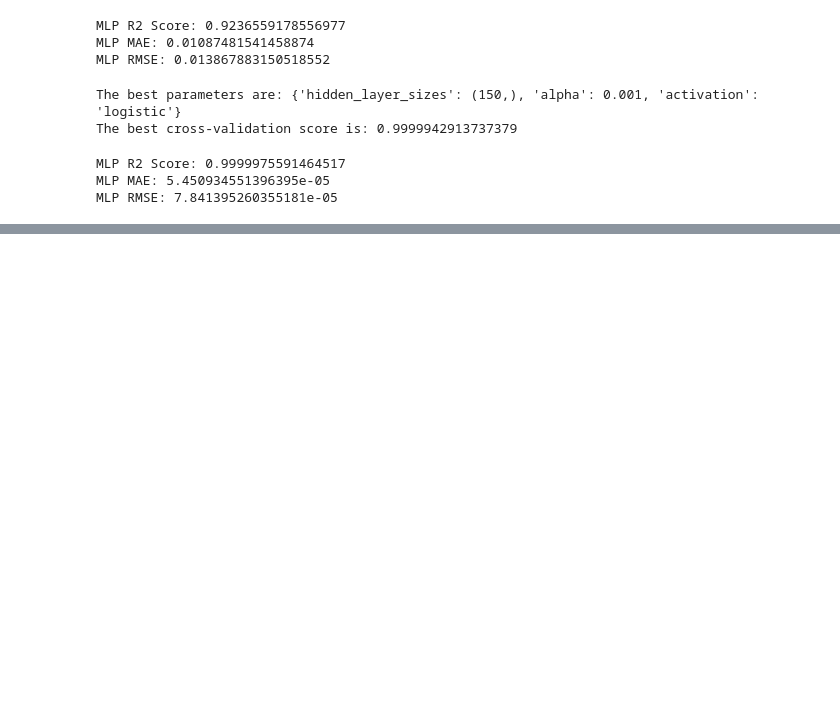
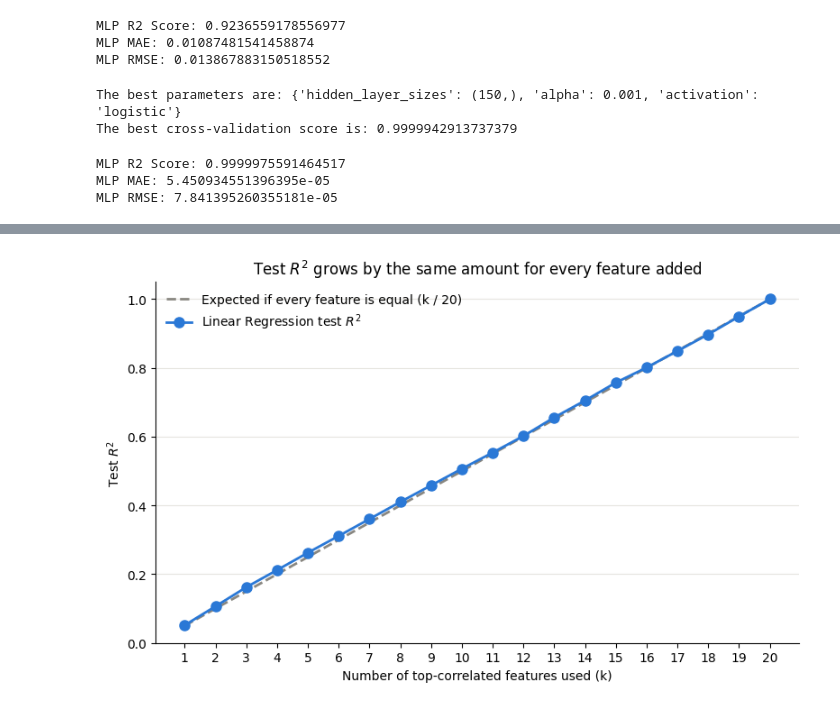
Before and after one commit to HusseinH214/Applied-Machine-Learning-Project-2, a Jupyter notebook: regression.ipynb, the cells around one changed output, grey strips where cells are left out. Saved outputs shown, nothing was run; the diff lists cells and outputs as text; code cells hidden in the pictures; blank space fills up the shorter version.

```diff
--- a/regression.ipynb
+++ b/regression.ipynb
@@ -213,0 +195,12 @@ The R-squared for Multiple Linear Regression: 1.0
+# %%
+lr_raw = LinearRegression()
+lr_raw.fit(X_train, y_train)
+
+coefs = pd.Series(lr_raw.coef_, index=X.columns).round(6)
+print(coefs.to_string())
+print(f"\nIntercept: {lr_raw.intercept_:.2e}")
+
+formula = 0.005 * X.sum(axis=1)
+max_diff = (y - formula).abs().max()
+print(f"Largest difference between FloodProbability and 0.005 * sum(features): {max_diff:.2e}")
+print(f"Target matches the formula for every row: {np.allclose(y, formula)}")
@@ -244,13 +255,13 @@ print(f"The best cross-validation score is: {random_search.best_score_}")
 The best parameters are: {'hidden_layer_sizes': (150,), 'alpha': 0.001, 'activation': 'logistic'}
 The best cross-validation score is: 0.9999942913737379
 # %%
-mlp_tuned = MLPRegressor(**random_search.best_params_, random_state=6)
+mlp_tuned = MLPRegressor(**random_search.best_params_, random_state=6, max_iter=1000)
 mlp_tuned.fit(X_train_robust, y_train)
 y_pred_tuned =mlp_tuned.predict(X_test_robust)
-mlp_r2 = mlp_tuned.score(X_test_robust, y_test)
+tuned_r2 = mlp_tuned.score(X_test_robust, y_test)
 tuned_mae= mean_absolute_error(y_test, y_pred_tuned)
 tuned_rmse = root_mean_squared_error(y_test, y_pred_tuned)
-print(f"MLP R2 Score: {mlp_r2}")
+print(f"MLP R2 Score: {tuned_r2}")
 print(f"MLP MAE: {tuned_mae}")
 print(f"MLP RMSE: {tuned_rmse}")
 # %% [output]
@@ -312,0 +271,13 @@ MLP RMSE: 0.04529444928399464
+# %%
+feature_ranking = corr["FloodProbability"].drop("FloodProbability").sort_values(ascending=False).index
+
+subset_results = []
+for k in range(1, len(feature_ranking) + 1):
+    top_k = list(feature_ranking[:k])
+    lr_k = LinearRegression()
+    lr_k.fit(X_train[top_k], y_train)
+    r2_k = r2_score(y_test, lr_k.predict(X_test[top_k]))
+    subset_results.append({"k": k, "test_r2": r2_k, "expected_r2": k / len(feature_ranking), "added_feature": top_k[-1]})
+
+subset_results = pd.DataFrame(subset_results)
+print(subset_results.round(3).to_string(index=False))
@@ -312,0 +302,16 @@ MLP RMSE: 0.04529444928399464
+# %%
+fig, ax = plt.subplots(figsize=(8, 5))
+ax.plot(subset_results["k"], subset_results["expected_r2"], color="#898781", linewidth=2, linestyle="--", label="Expected if every feature is equal (k / 20)")
+ax.plot(subset_results["k"], subset_results["test_r2"], color="#2a78d6", linewidth=2, marker="o", markersize=8, label="Linear Regression test $R^2$")
+ax.set_xlabel("Number of top-correlated features used (k)")
+ax.set_ylabel("Test $R^2$")
+ax.set_title("Test $R^2$ grows by the same amount for every feature added")
+ax.set_xticks(subset_results["k"])
+ax.set_ylim(0, 1.05)
+ax.grid(axis="y", color="#e5e4df", linewidth=0.8)
+ax.spines[["top", "right"]].set_visible(False)
+ax.legend(frameon=False, loc="upper left")
+plt.tight_layout()
+plt.show()
+# %% [output]
+[figure, added]
```
Also changed, not shown: parts of 21 cells of this notebook, 2 other files.
